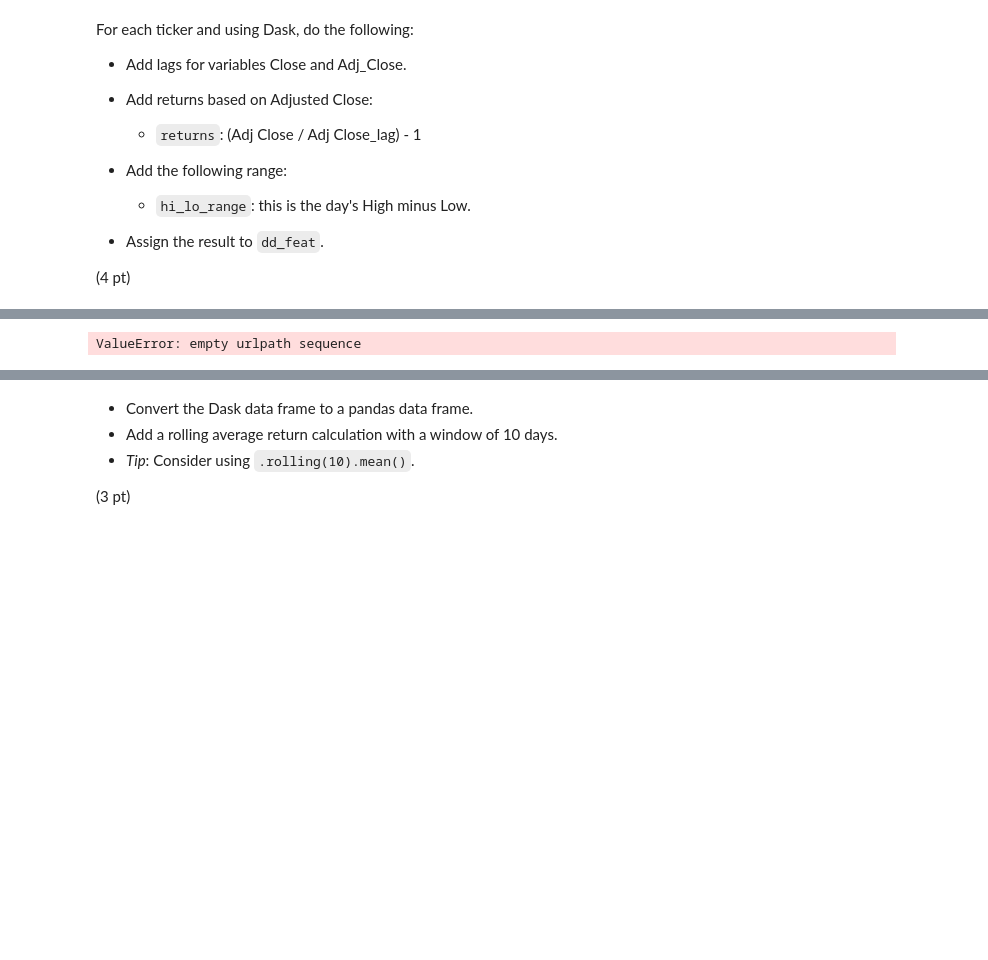
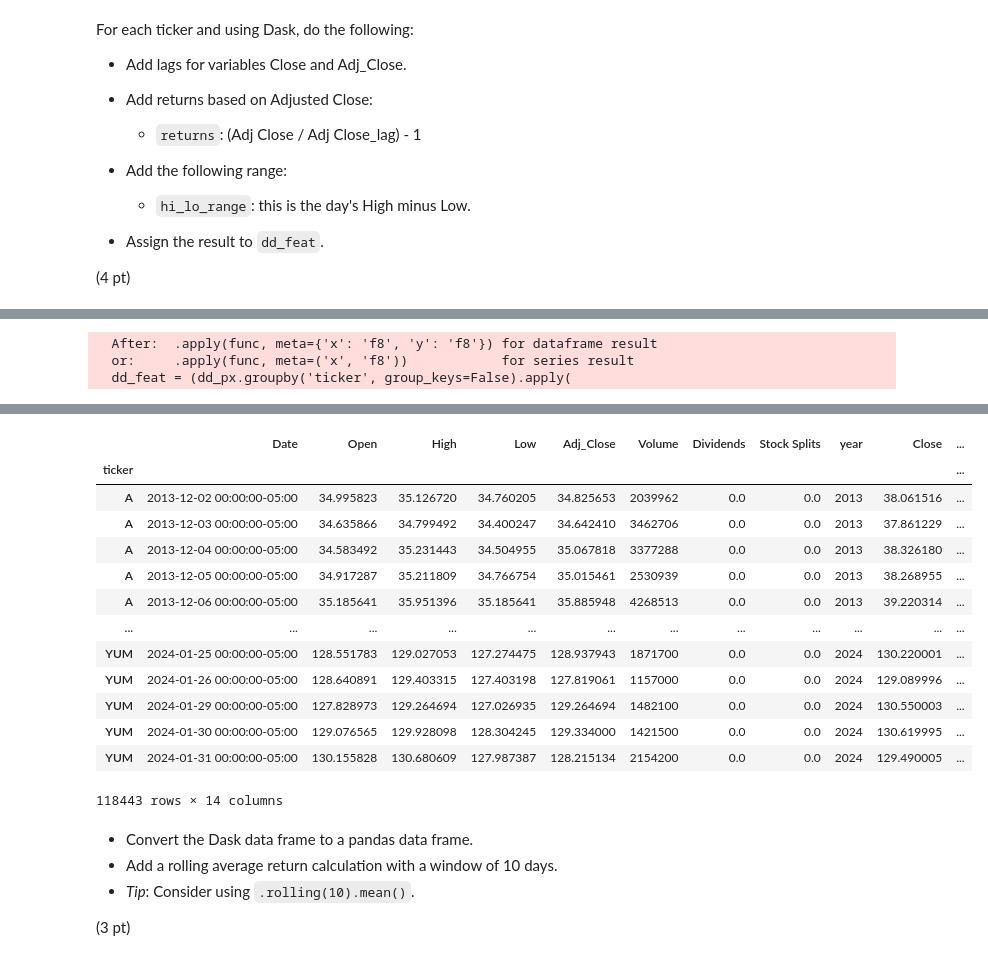
Before and after one commit to renrihui8415/scaling_to_production, a Jupyter notebook: 02_activities/assignments/assignment_1.ipynb, the cells around one changed output, grey strips where cells are left out. Cells and saved outputs as stored; diff of their text form; code cells hidden in the pictures; blank space fills up the shorter version.

Commit message:
Upload assignment 1

```diff
--- a/02_activities/assignments/assignment_1.ipynb
+++ b/02_activities/assignments/assignment_1.ipynb
@@ -137,15 +154,0 @@ if os.path.exists(PRICE_DATA):
-# %%
-
-# 9. Process and store data by ticker and year
-for ticker in px_dd.ticker.unique():
-    ticker_dt = px_dd[px_dd.ticker == ticker]
-    ticker_dt = ticker_dt.assign(year = ticker_dt.Date.dt.year)
-    for yr in ticker_dt.year.unique():
-        yr_dt = ticker_dt[ticker_dt.year == yr]
-        yr_path = os.path.join(PRICE_DATA, ticker, f"{ticker}_{yr}.parquet")
-        os.makedirs(os.path.dirname(yr_path), exist_ok=True)
-        yr_dt.to_parquet(yr_path, engine = "pyarrow")
-
-# 10. Get all parquet files using Glob
-parquet_files = glob(os.path.join(PRICE_DATA, "*/*.parquet"))
-parquet_files
@@ -162,11 +155,34 @@ TypeError: stat: path should be string, bytes, os.PathLike or integer, not NoneT
 # %%
 # Write your code below.
 
-# 1. Load the Parquet files into a Dask DataFrame and set index to 'ticker'
-dd_px = dd.read_parquet(parquet_files).set_index("ticker")
-dd_px.compute()
+start = time.time()
 
-# 2. Add lagged features, calculate returns, and high-low range
+# 1. Load the Parquet files (Adjusted Data from '02_data_engineering.ipynb') into a Dask DataFrame
+# and set index to 'ticker'
+dd_px_adjusted = dd.read_parquet(parquet_files)
+# Rename the column of 'Close' to 'Adj_Close'
+dd_px_adjusted = dd_px_adjusted.rename(columns={"Close": "Adj_Close"})
+
+# 2. Load the Parquet files (Unadjusted Data newly saved) into a Dask DataFrame
+dd_px_unadjusted = dd.read_parquet(parquet_files_unadjusted)
+
+# 3. Create a new column as index to speed up the merge
+dd_px_adjusted['ticker_date'] = dd_px_adjusted['ticker'] + '_' + dd_px_adjusted['Date'].astype(str)
+dd_px_unadjusted['ticker_date'] = dd_px_unadjusted['ticker'] + '_' + dd_px_unadjusted['Date'].astype(str)
+
+# 4. Set the new column as the index
+dd_px_adjusted = dd_px_adjusted.set_index('ticker_date')
+dd_px_unadjusted = dd_px_unadjusted.set_index('ticker_date')
+
+# 5. Merge based on the new index
+dd_px = dd_px_adjusted.merge(dd_px_unadjusted[['Close']], left_index=True, right_index=True)
+
+# 6. Reset the index back to 'ticker'
+dd_px = (dd_px.reset_index()
+              .set_index('ticker')
+              .drop(columns=['ticker_date']))
+
+# 7. Add lagged features, calculate returns, and high-low range
 dd_feat = (dd_px.groupby('ticker', group_keys=False).apply(
     lambda x: x.assign(
         Close_lag = x['Close'].shift(1),
@@ -177,7 +193,11 @@ dd_feat = (dd_px.groupby('ticker', group_keys=False).apply(
 ).assign(
     hi_lo_range=lambda x: x['High'] - x['Low'],
 ))
+end = time.time()
+print(f'The code took {end - start} seconds.')
 
-dd_feat
+dd_feat.compute()
 # %% [output]
-ValueError: empty urlpath sequence
+  After:  .apply(func, meta={'x': 'f8', 'y': 'f8'}) for dataframe result
+  or:     .apply(func, meta=('x', 'f8'))            for series result
+  dd_feat = (dd_px.groupby('ticker', group_keys=False).apply(
@@ -184,3 +205,17 @@ ValueError: empty urlpath sequence
+|  | Date | Open | High | Low | Adj_Close | Volume | Dividends | Stock Splits | year | Close | ... |
+| ticker |  |  |  |  |  |  |  |  |  |  | ... |
+| A | 2013-12-02 00:00:00-05:00 | 34.995823 | 35.126720 | 34.760205 | 34.825653 | 2039962 | 0.0 | 0.0 | 2013 | 38.061516 | ... |
+| A | 2013-12-03 00:00:00-05:00 | 34.635866 | 34.799492 | 34.400247 | 34.642410 | 3462706 | 0.0 | 0.0 | 2013 | 37.861229 | ... |
+| A | 2013-12-04 00:00:00-05:00 | 34.583492 | 35.231443 | 34.504955 | 35.067818 | 3377288 | 0.0 | 0.0 | 2013 | 38.326180 | ... |
+| A | 2013-12-05 00:00:00-05:00 | 34.917287 | 35.211809 | 34.766754 | 35.015461 | 2530939 | 0.0 | 0.0 | 2013 | 38.268955 | ... |
+| A | 2013-12-06 00:00:00-05:00 | 35.185641 | 35.951396 | 35.185641 | 35.885948 | 4268513 | 0.0 | 0.0 | 2013 | 39.220314 | ... |
+| ... | ... | ... | ... | ... | ... | ... | ... | ... | ... | ... | ... |
+| YUM | 2024-01-25 00:00:00-05:00 | 128.551783 | 129.027053 | 127.274475 | 128.937943 | 1871700 | 0.0 | 0.0 | 2024 | 130.220001 | ... |
+| YUM | 2024-01-26 00:00:00-05:00 | 128.640891 | 129.403315 | 127.403198 | 127.819061 | 1157000 | 0.0 | 0.0 | 2024 | 129.089996 | ... |
+| YUM | 2024-01-29 00:00:00-05:00 | 127.828973 | 129.264694 | 127.026935 | 129.264694 | 1482100 | 0.0 | 0.0 | 2024 | 130.550003 | ... |
+| YUM | 2024-01-30 00:00:00-05:00 | 129.076565 | 129.928098 | 128.304245 | 129.334000 | 1421500 | 0.0 | 0.0 | 2024 | 130.619995 | ... |
+| YUM | 2024-01-31 00:00:00-05:00 | 130.155828 | 130.680609 | 127.987387 | 128.215134 | 2154200 | 0.0 | 0.0 | 2024 | 129.490005 | ... |
+118443 rows × 14 columns
 # %% [markdown]
 + Convert the Dask data frame to a pandas data frame.
 + Add a rolling average return calculation with a window of 10 days.
```
Also changed, not shown: parts of 10 cells of this notebook.
